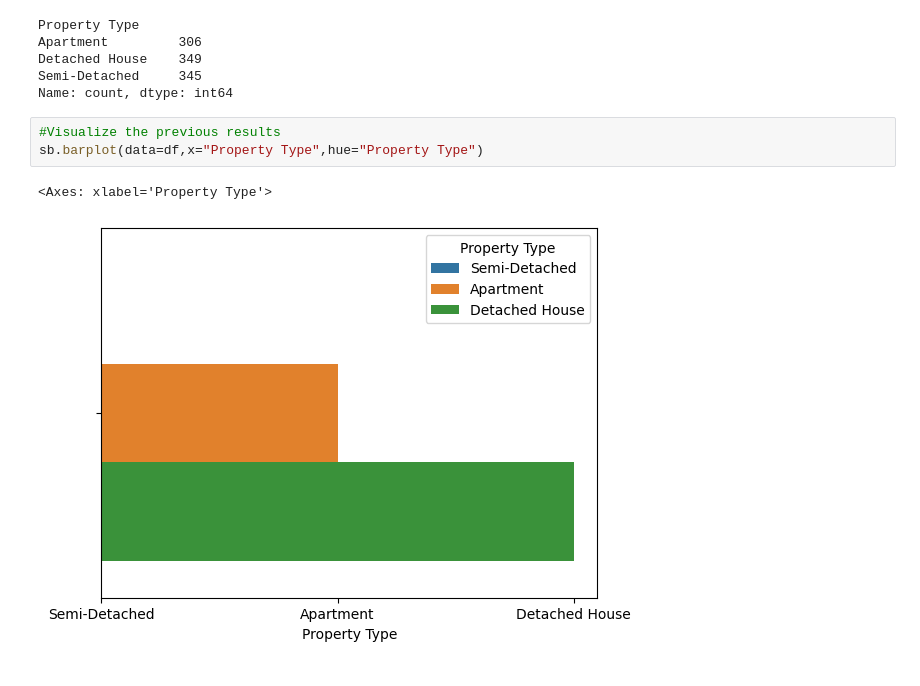
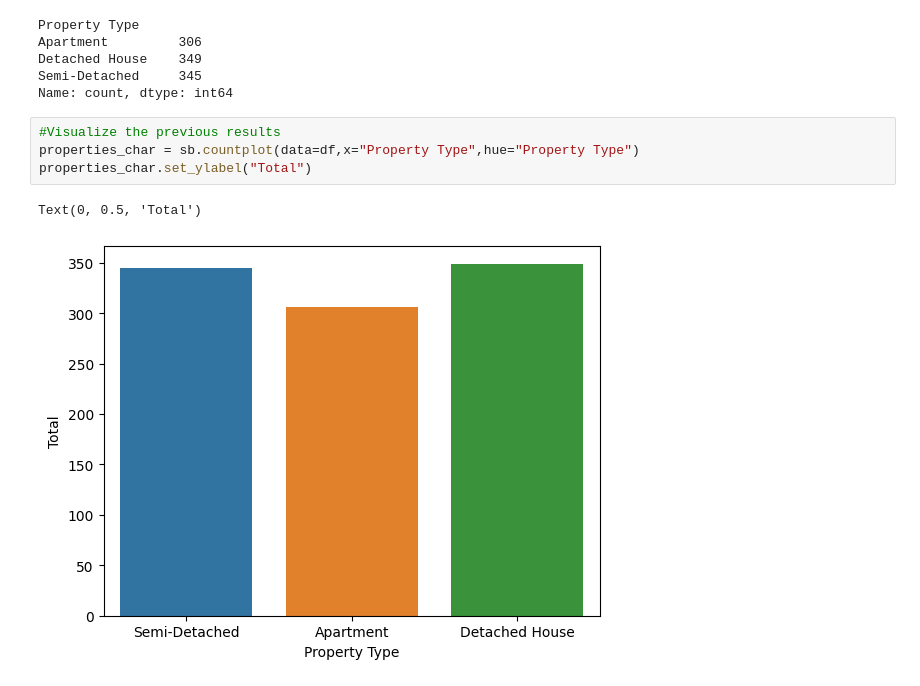
Before and after one commit to gas2345678/data_analysis-portfolio, a Jupyter notebook: Python/london_houses.ipynb, the cells around one changed output. Cells and saved outputs as stored; diff of their text form.

```diff
--- a/Python/london_houses.ipynb
+++ b/Python/london_houses.ipynb
@@ -72,7 +90,8 @@ Semi-Detached     345
 Name: count, dtype: int64
 # %%
 #Visualize the previous results
-sb.barplot(data=df,x="Property Type",hue="Property Type")
+properties_char = sb.countplot(data=df,x="Property Type",hue="Property Type")
+properties_char.set_ylabel("Total")
 # %% [output]
-<Axes: xlabel='Property Type'>
+Text(0, 0.5, 'Total')
-[figure, old version]
+[figure, new version]
```
Also changed, not shown: parts of 10 cells of this notebook.
